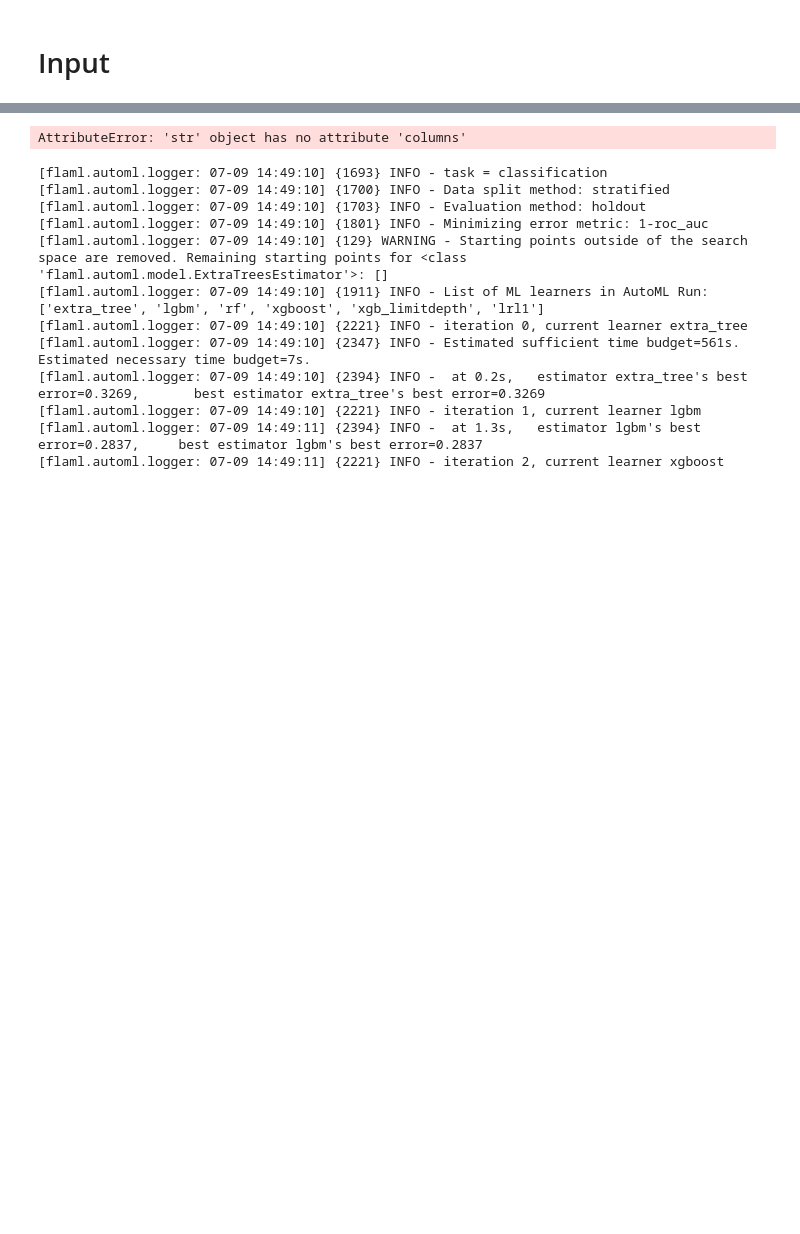
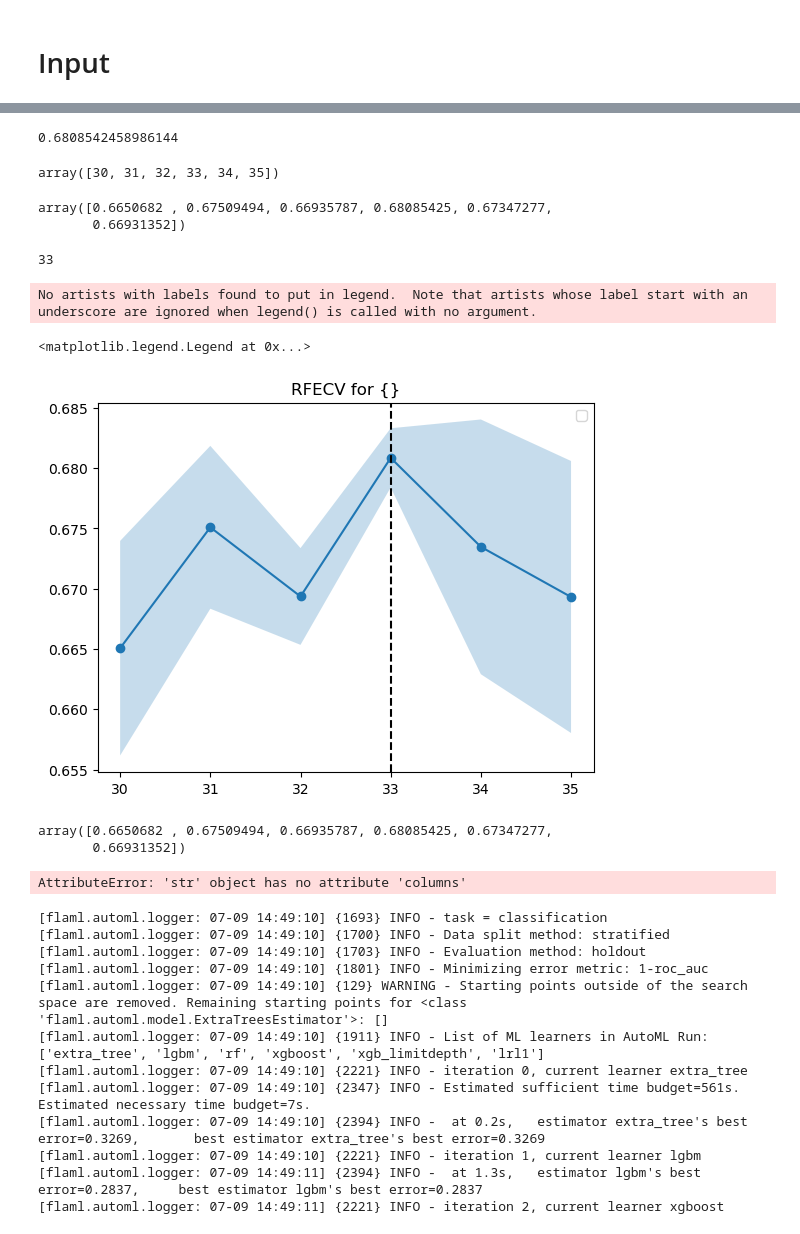
Before and after one commit to minghao51/vscode_micromamba, a Jupyter notebook: kaggle/flaml/p3e18.ipynb, the cells around one changed output, grey strips where cells are left out. Saved outputs shown, nothing was run; the diff lists cells and outputs as text; code cells hidden in the pictures; blank space fills up the shorter version.

```diff
--- a/kaggle/flaml/p3e18.ipynb
+++ b/kaggle/flaml/p3e18.ipynb
@@ -81,2 +81,2 @@ zero_shot_xgb_model  = zero_shot_hyperparameters_model(model_objective='classifi
 # %%
-model_dict = {'lgbm':zero_shot_lgb_model, 'xgboost':zero_shot_xgb_model}
+model_dict = {'lgbm':zero_shot_lgb_model} #, 'xgboost':zero_shot_xgb_model
@@ -89,8 +133,6 @@ y = y1
 from sklearn.feature_selection import RFECV
 min_features_to_select = len(X.columns) - 5
 for name, model in model_dict.items():
-        # if ('xgb' in name) or ('lgb' in name) or ('cat' in name):
-        print(name)
         elimination = RFECV(
             model,
             step=1,
@@ -106,8 +148,8 @@ for name, model in model_dict.items():
 
         print(f'{blu}{name}{res} {red} Best Mean{res} {scoring} {red}{mean_score:.5f} ± {std_score:.5f}{res} | N_STEP {idx}')
         print(f"Best unnecessary_feature: {unnecessary_feature}")
-        removed_features = [f for i, f in enumerate(X_train.columns) if elimination.support_[i] == False]
-        ranked_features = sorted(zip(X_train.columns, elimination.ranking_), key=lambda x: x[1])
+        removed_features = [f for i, f in enumerate(X.columns) if elimination.support_[i] == False]
+        ranked_features = sorted(zip(X.columns, elimination.ranking_), key=lambda x: x[1])
         removed_features_by_ranking = [f[0] for f in ranked_features if f[0] in removed_features][::-1]
         print("Removed features:", removed_features_by_ranking)
         print(f'{"-" * 60}')
@@ -117,3 +171,46 @@ NameError: name 'blu' is not defined
+# %%
+x = min_features_to_select+np.arange(len(elimination.cv_results_['mean_test_score']))
+means = elimination.cv_results_['mean_test_score']
+sigmas = elimination.cv_results_['std_test_score']
+# x
+# %%
+elimination.cv_results_['mean_test_score'].max()
+# %% [output]
+0.6808542458986144
+# %%
+x
+# %% [output]
+array([30, 31, 32, 33, 34, 35])
+# %%
+elimination.cv_results_['mean_test_score']
+# %% [output]
+array([0.6650682 , 0.67509494, 0.66935787, 0.68085425, 0.67347277,
+       0.66931352])
+# %%
+bestidx = elimination.cv_results_['mean_test_score'].argmax() + min_features_to_select
+bestidx
+# %% [output]
+33
+# %%
+import matplotlib.pyplot as plt
+fig, ax = plt.subplots()  # Create a figure containing a single axes.
+ax.fill_between(x, means - sigmas, means + sigmas, alpha=0.25)
+ax.plot(x,  means, "o-")
+ax.axvline(bestidx, c="k",
+            ls="--",)
+ax.set_title("RFECV for {}")
+
+# Add the legend
+ax.legend(frameon=True, loc="best")
+# %% [output]
+No artists with labels found to put in legend.  Note that artists whose label start with an underscore are ignored when legend() is called with no argument.
+<matplotlib.legend.Legend at 0x...>
+[figure, added]
+# %%
+elimination.cv_results_['mean_test_score']
+# %% [output]
+array([0.6650682 , 0.67509494, 0.66935787, 0.68085425, 0.67347277,
+       0.66931352])
 # %%
 n_estimators = 50
 scoring = 'roc_auc'
```
Also changed, not shown: parts of 9 cells of this notebook, 47 other files.
